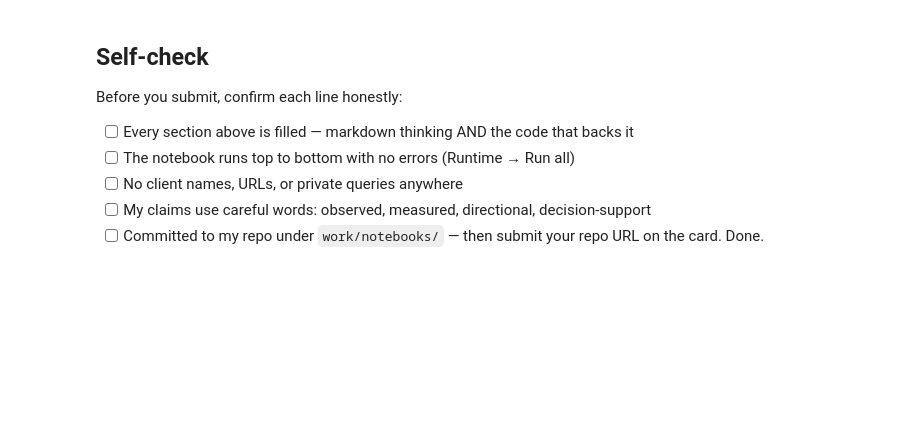
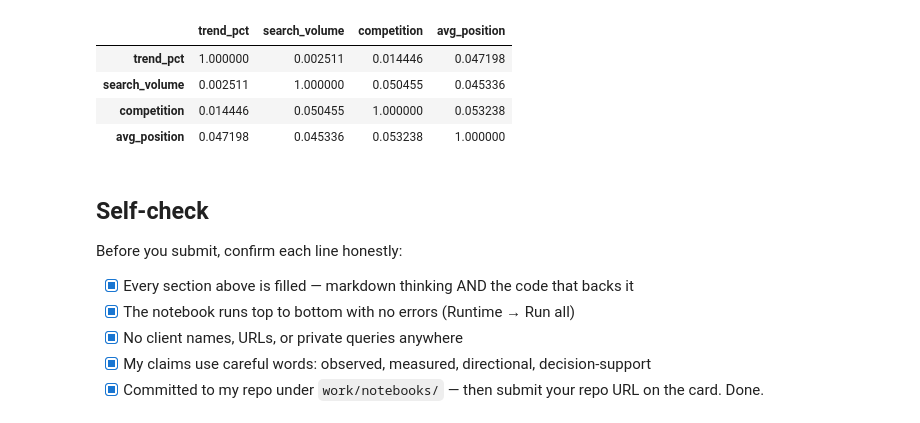
Before and after one commit to talhahmad-webdev/Machine-Learning-Engineering-internship--FlyrankAI, a Jupyter notebook: work/notebooks/w02_ml_task_framing.ipynb, the cells around one changed output. Cells and saved outputs as stored; diff of their text form; code cells hidden in the pictures; blank space fills up the shorter version.

```diff
--- a/work/notebooks/w02_ml_task_framing.ipynb
+++ b/work/notebooks/w02_ml_task_framing.ipynb
@@ -44,10 +174,19 @@ This skeleton is yours to fill. Work the sections **in order** — each one has
+# %%
+# Quick illustration: correlation between the three signals shows they don't move together
+scored[['trend_pct', 'search_volume', 'competition', 'avg_position']].corr()
+# %% [output]
+|  | trend_pct | search_volume | competition | avg_position |
+| trend_pct | 1.000000 | 0.002511 | 0.014446 | 0.047198 |
+| search_volume | 0.002511 | 1.000000 | 0.050455 | 0.045336 |
+| competition | 0.014446 | 0.050455 | 1.000000 | 0.053238 |
+| avg_position | 0.047198 | 0.045336 | 0.053238 | 1.000000 |
 # %% [markdown]
 ## Self-check
 
 Before you submit, confirm each line honestly:
 
-- [ ] Every section above is filled — markdown thinking AND the code that backs it
-- [ ] The notebook runs top to bottom with no errors (Runtime → Run all)
-- [ ] No client names, URLs, or private queries anywhere
-- [ ] My claims use careful words: observed, measured, directional, decision-support
-- [ ] Committed to my repo under `work/notebooks/` — then submit your repo URL on the card. Done.
+- [x] Every section above is filled — markdown thinking AND the code that backs it
+- [x] The notebook runs top to bottom with no errors (Runtime → Run all)
+- [x] No client names, URLs, or private queries anywhere
+- [x] My claims use careful words: observed, measured, directional, decision-support
+- [x] Committed to my repo under `work/notebooks/` — then submit your repo URL on the card. Done.
```
Also changed, not shown: parts of 19 cells of this notebook.
